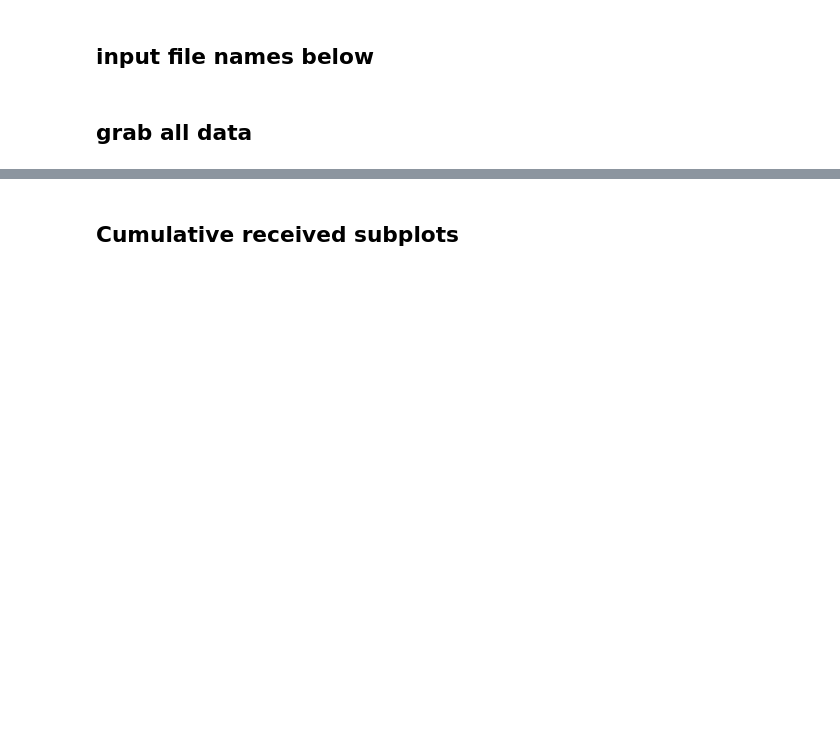
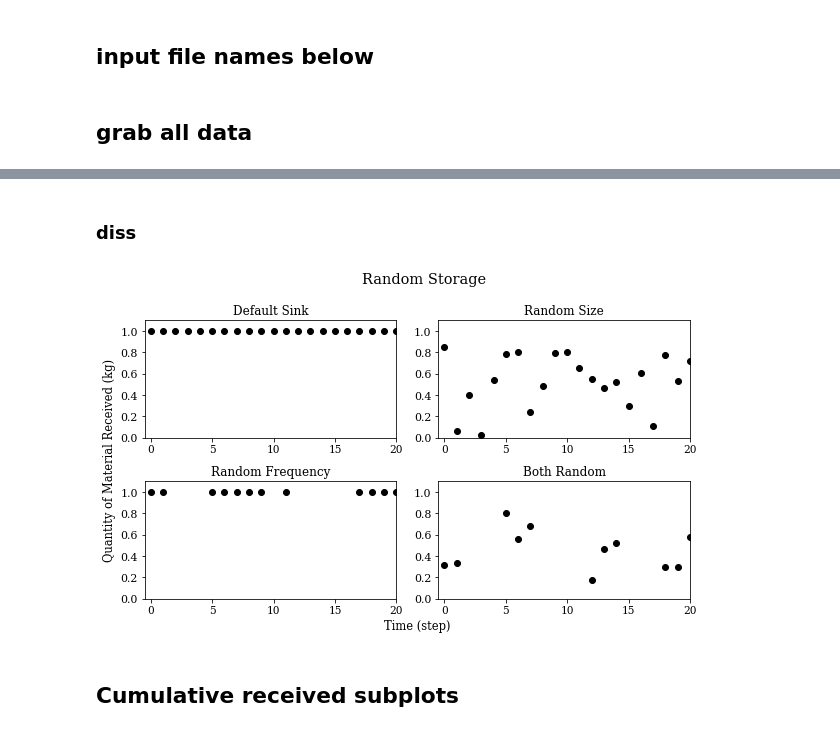
Before and after one commit to nuclearkatie/dissertation-toy-problems, a Jupyter notebook: buying-behavior/randomness-storage/randomness-storage.ipynb, the cells around one changed output, grey strips where cells are left out. Cells and saved outputs as stored; diff of their text form; code cells hidden in the pictures; blank space fills up the shorter version.

Commit message:
updates to buying behavior

```diff
--- a/buying-behavior/randomness-storage/randomness-storage.ipynb
+++ b/buying-behavior/randomness-storage/randomness-storage.ipynb
@@ -115,3 +116,53 @@ plt.savefig('plots/transactions-subplots', transparent=True)
+# %% [markdown]
+### diss
+# %%
+fig = plt.figure(figsize = (9, 5.5))
+
+ax = fig.add_subplot(111)
+ax.set_xlabel('Time (step)')
+ax.set_ylabel('Quantity of Material Received (kg)')
+ax.spines['top'].set_color('none')
+ax.spines['bottom'].set_color('none')
+ax.spines['left'].set_color('none')
+ax.spines['right'].set_color('none')
+ax.tick_params(labelcolor='w', top= False, bottom= False, left= False, right= False)
+
+ax0 = fig.add_subplot(221)
+plt.xlim(-0.5,20)
+plt.ylim(0,1.1)
+ax0.set_xticks(np.arange(0, 21, 5))
+ax0.set_yticks(np.arange(0, 1.11, 0.2))
+
+ax0.scatter(data['no-behavior']['t_s']['Time'],
+            data['no-behavior']['t_s']['Quantity'],
+            color= 'k')
+ax0.set_title('Default Sink')
+
+ax1 = fig.add_subplot(222, sharex=ax0, sharey=ax0)
+
+ax1.scatter(data['random-size']['t_s']['Time'],
+            data['random-size']['t_s']['Quantity'],
+            color= 'k')
+ax1.set_title('Random Size')
+
+ax2 = fig.add_subplot(223, sharex=ax0, sharey=ax0)
+ax2.scatter(data['random-frequency']['t_s']['Time'],
+            data['random-frequency']['t_s']['Quantity'],
+            color= 'k')
+ax2.set_title('Random Frequency')
+
+ax3 = fig.add_subplot(224, sharex=ax0, sharey=ax0)
+ax3.scatter(data['random-both']['t_s']['Time'],
+            data['random-both']['t_s']['Quantity'],
+            color= 'k')
+ax3.set_title('Both Random')
+
+fig.suptitle('Random Storage', x=0.55)
+fig.tight_layout()
+
+plt.savefig('plots/transactions-subplots-diss', transparent=True, dpi=600)
+# %% [output]
+[figure, added]
 # %% [markdown]
 ## Cumulative received subplots
 # %%
```
Also changed, not shown: parts of 4 cells of this notebook, 25 other files.
